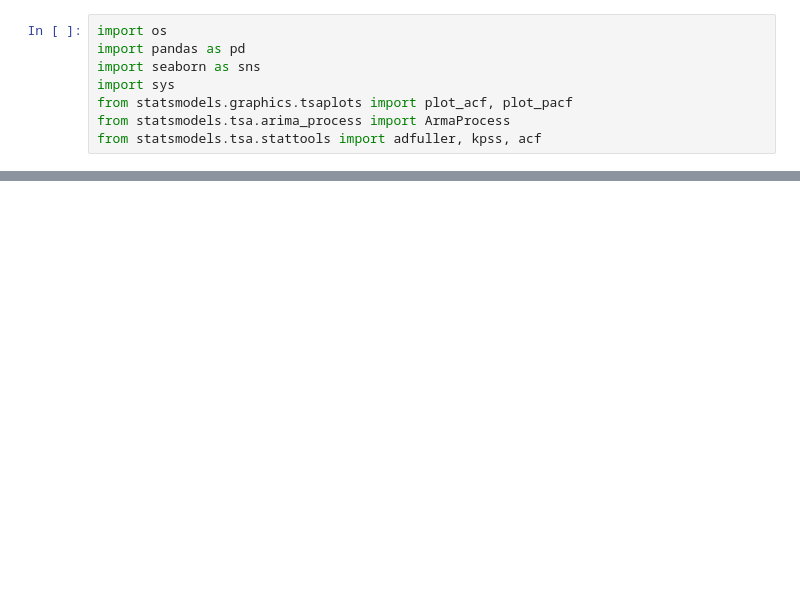
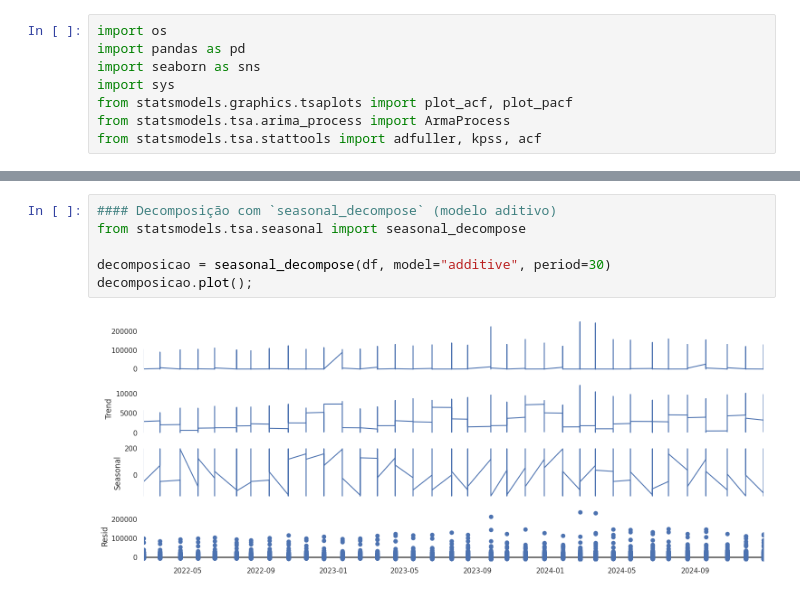
Before and after one commit to redsonlopez/forecast_water, a Jupyter notebook: notebooks/models/forecast_water.ipynb, the cells around one changed output, grey strips where cells are left out. Saved outputs shown, nothing was run; the diff lists cells and outputs as text; blank space fills up the shorter version.

```diff
--- a/notebooks/models/forecast_water.ipynb
+++ b/notebooks/models/forecast_water.ipynb
@@ -57,0 +165,8 @@ sns.lineplot(diferenca);
+# %%
+#### Decomposição com `seasonal_decompose` (modelo aditivo)
+from statsmodels.tsa.seasonal import seasonal_decompose
+
+decomposicao = seasonal_decompose(df, model="additive", period=30)
+decomposicao.plot();
+# %% [output]
+[figure, added]
```
Also changed, not shown: parts of 18 cells of this notebook.
